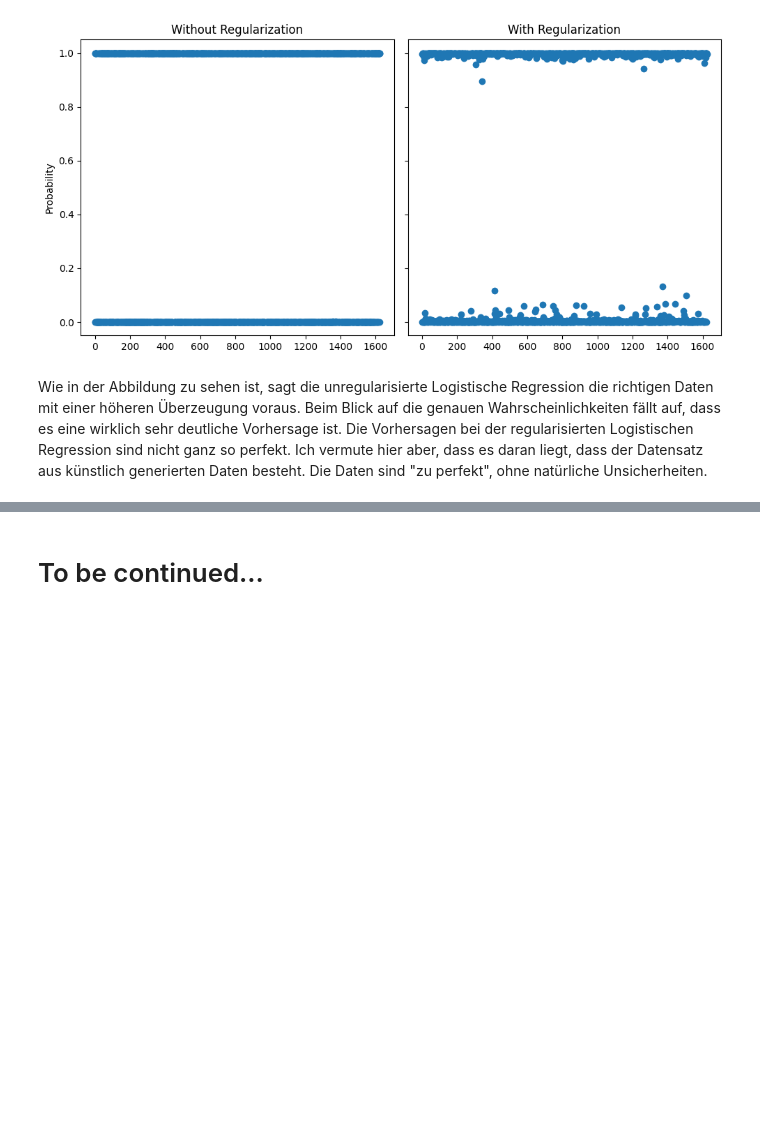
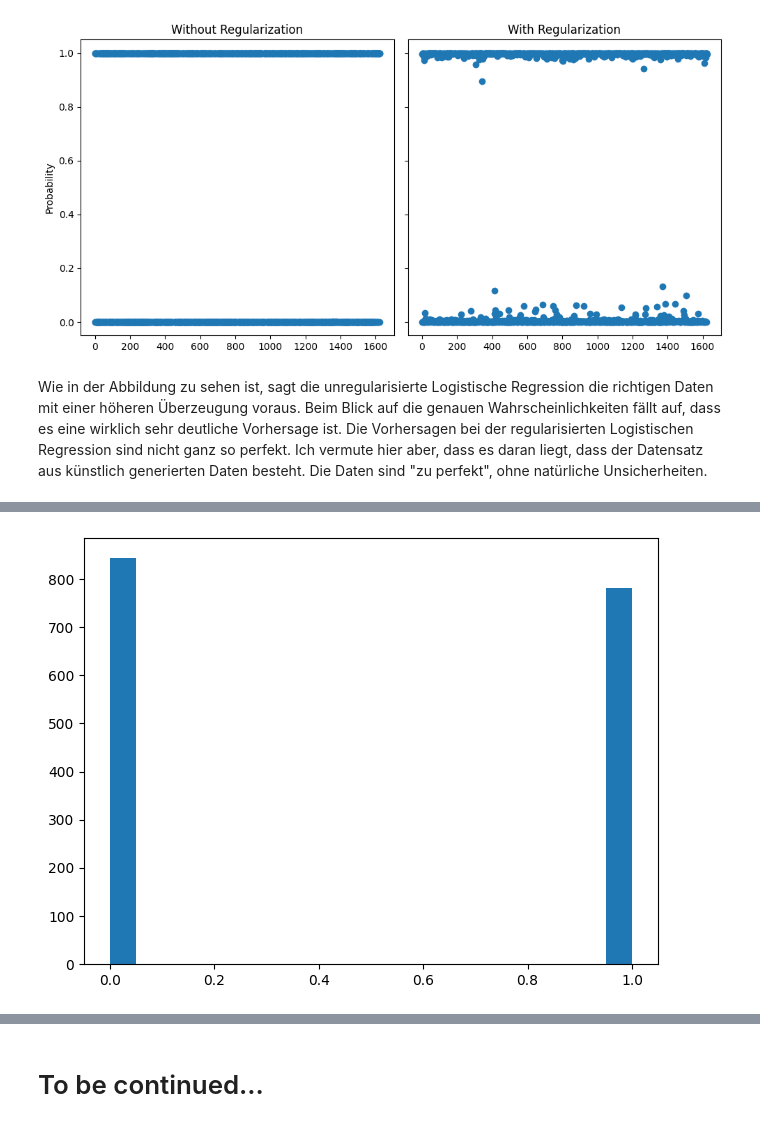
Before and after one commit to mmlau/Can-I-eat-it, a Jupyter notebook: notebooks/2_model_selection.ipynb, the cells around one changed output, grey strips where cells are left out. Cells and saved outputs as stored; diff of their text form; code cells hidden in the pictures; blank space fills up the shorter version.

```diff
--- a/notebooks/2_model_selection.ipynb
+++ b/notebooks/2_model_selection.ipynb
@@ -220,0 +265,16 @@ Ich vermute hier aber, dass es daran liegt, dass der Datensatz aus künstlich ge
+# %%
+tree = DecisionTreeClassifier(max_depth=6, random_state=42)    # max number of terminal nodes (leafs)
+# create pipeline
+pipe_tree = Pipeline([('encoder', encoder),
+                        ('model', tree)])
+
+# train the model
+pipe_tree.fit(features_train, target_train)
+
+# predict test data
+predict_tree = pipe_tree.predict(features_test)
+
+# Get and display the confusion matrix
+conf_matrix = confusion_matrix(target_test, predict_tree)
+sns.heatmap(conf_matrix, annot=True, fmt='d')
+plt.show()
@@ -220,0 +290,17 @@ Ich vermute hier aber, dass es daran liegt, dass der Datensatz aus künstlich ge
+# %%
+# Construct a model with 100 iterations and a depth of 6 (worked for Decision Tree)
+model = CatBoostClassifier(
+    iterations=100,
+    cat_features=list(features_train.columns),
+    depth=6,
+    verbose=0
+)
+
+# Train model and make predictions on test data
+model.fit(features_train, target_train)
+y_pred = model.predict(features_test)
+
+# plot confusion matrix
+conf_matrix = confusion_matrix(target_test, y_pred)
+sns.heatmap(conf_matrix, annot=True, fmt='d')
+plt.show()
@@ -220,0 +346,11 @@ Ich vermute hier aber, dass es daran liegt, dass der Datensatz aus künstlich ge
+# %%
+# probality distribution
+y_pred_proba = model.predict_proba(features_test)
+
+feat_imp = pd.Series(model.feature_importances_, index=features_train.columns)
+feat_imp.plot(kind='barh', ax=axs[0])
+plt.hist(y_pred_proba[:,0], bins=20)
+plt.tight_layout()
+plt.show()
+# %% [output]
+[figure, added]
```
Also changed, not shown: parts of 11 cells of this notebook.
